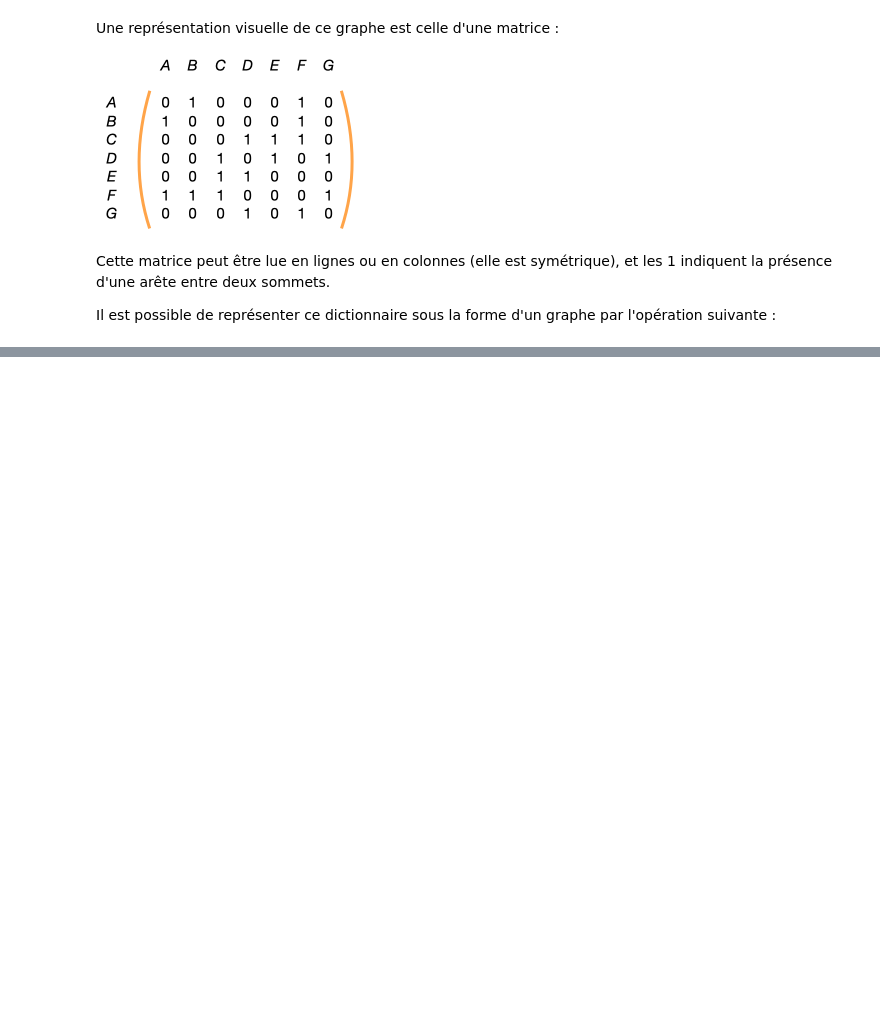
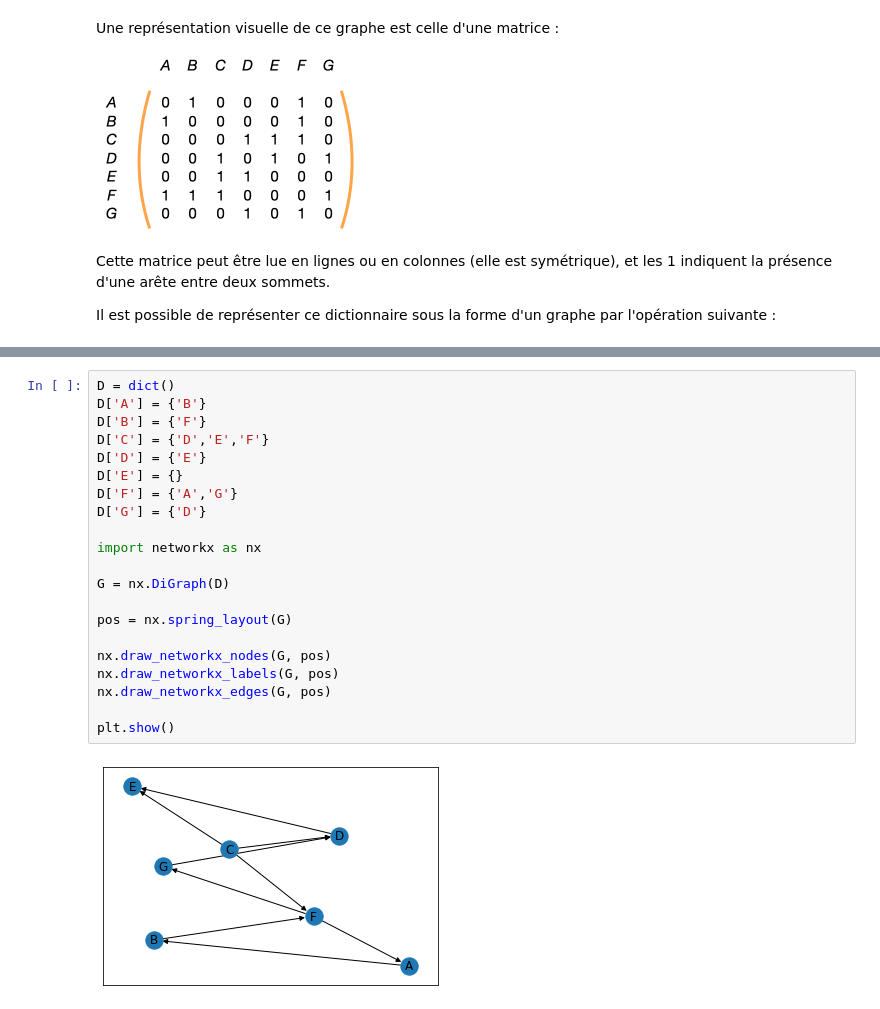
Before and after one commit to GeoLabUniLaSalle/Python, a Jupyter notebook: Graphes_Représentation_en_Python.ipynb, the cells around one changed output, grey strips where cells are left out. Drawn from its saved outputs; the diff is of its cells as text; blank space fills up the shorter version.

```diff
--- a/Graphes_Représentation_en_Python.ipynb
+++ b/Graphes_Représentation_en_Python.ipynb
@@ -279,0 +291,23 @@ Cette méthode nous permet de nous affranchir du module NetworkX pour traiter un
+# %%
+D = dict()
+D['A'] = {'B'}
+D['B'] = {'F'}
+D['C'] = {'D','E','F'}
+D['D'] = {'E'}
+D['E'] = {}
+D['F'] = {'A','G'}
+D['G'] = {'D'}
+
+import networkx as nx
+
+G = nx.DiGraph(D)
+
+pos = nx.spring_layout(G)
+
+nx.draw_networkx_nodes(G, pos)
+nx.draw_networkx_labels(G, pos)
+nx.draw_networkx_edges(G, pos)
+
+plt.show()
+# %% [output]
+[figure, added]
```
Also changed, not shown: parts of 9 cells of this notebook.
